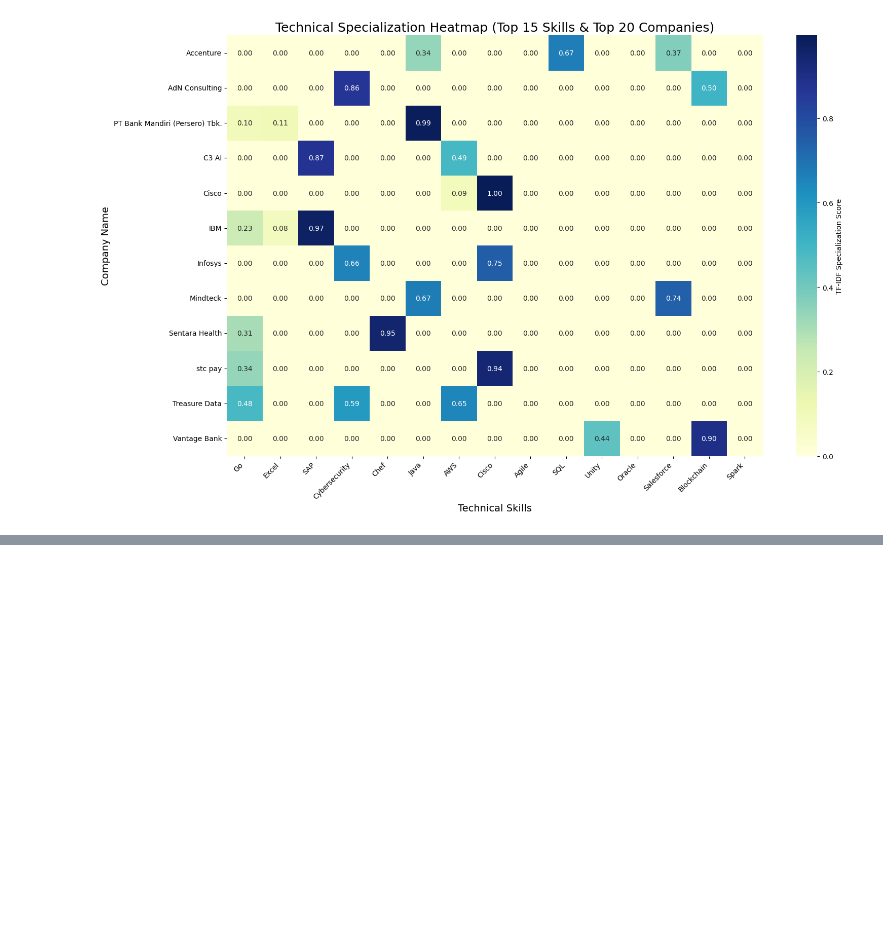
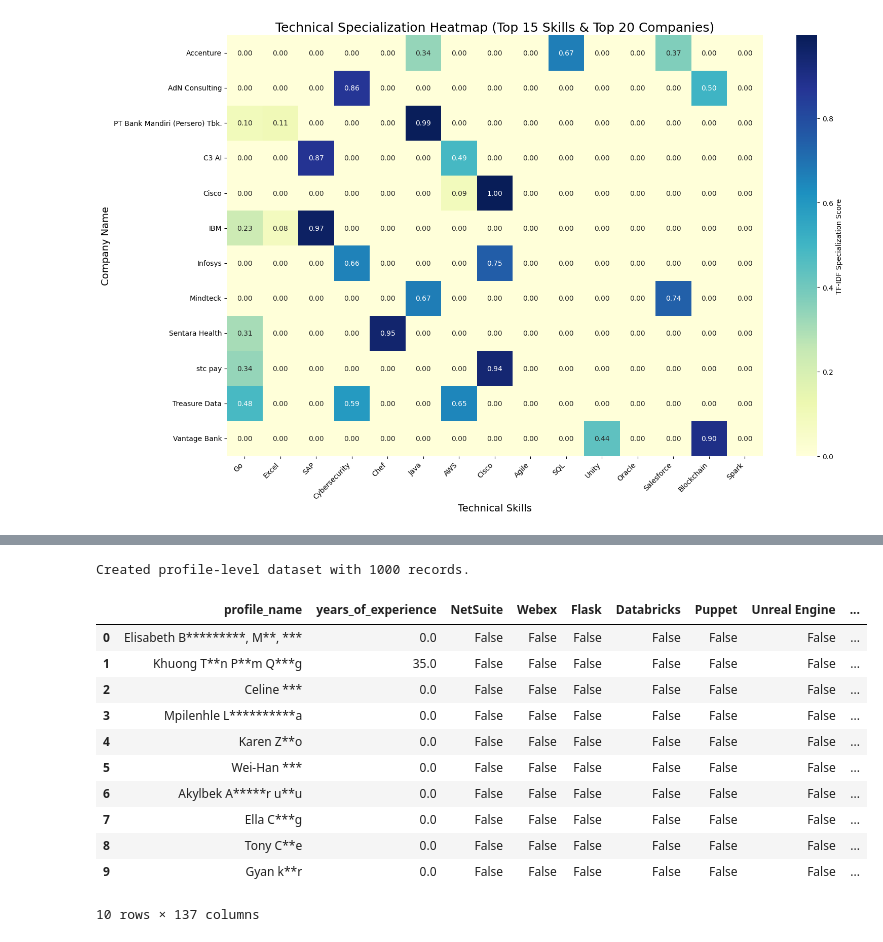
Before and after one commit to juniorz-101/.github, a Jupyter notebook: Employees_buiseness_eda.ipynb, the cells around one changed output, grey strips where cells are left out. Cells and saved outputs as stored; diff of their text form; code cells hidden in the pictures; blank space fills up the shorter version.

```diff
--- a/Employees_buiseness_eda.ipynb
+++ b/Employees_buiseness_eda.ipynb
@@ -605,0 +639,43 @@ plt.show()
+# %%
+import re
+import pandas as pd
+
+# Helper function to extract total years of experience from the full experience string
+def extract_years(text):
+    if pd.isna(text) or text == '':
+        return 0
+    # Search for patterns like '5 years', '10 yrs', '1.5 years'
+    matches = re.findall(r'(\d+(?:\.\d+)?)\s*(?:yr|year)', str(text).lower())
+    if matches:
+        return sum(float(m) for m in matches)
+    return 0
+
+# 1. Initialize the new DataFrame with basic profile info
+profile_tech_df = df[['profile_name']].copy()
+profile_tech_df['years_of_experience'] = df['profile_experience_full'].apply(extract_years)
+
+# 2. Define source text for skill matching
+# We use the 'global_extracted_skills' we computed earlier if available,
+# otherwise we check the text columns directly.
+
+for skill in tech_keywords:
+    # Create True/False columns for each skill
+    # We check if the skill exists in the 'global_extracted_skills' list we created earlier for each row
+    profile_tech_df[skill] = df['global_extracted_skills'].apply(lambda x: skill in x if isinstance(x, list) else False)
+
+print(f'Created profile-level dataset with {len(profile_tech_df)} records.')
+display(profile_tech_df.head(10))
+# %% [output]
+Created profile-level dataset with 1000 records.
+|  | profile_name | years_of_experience | NetSuite | Webex | Flask | Databricks | Puppet | Unreal Engine | ... |
+| 0 | Elisabeth B*********, M**, *** | 0.0 | False | False | False | False | False | False | ... |
+| 1 | Khuong T**n P**m Q***g | 35.0 | False | False | False | False | False | False | ... |
+| 2 | Celine *** | 0.0 | False | False | False | False | False | False | ... |
+| 3 | Mpilenhle L**********a | 0.0 | False | False | False | False | False | False | ... |
+| 4 | Karen Z**o | 0.0 | False | False | False | False | False | False | ... |
+| 5 | Wei-Han *** | 0.0 | False | False | False | False | False | False | ... |
+| 6 | Akylbek A*****r u**u | 0.0 | False | False | False | False | False | False | ... |
+| 7 | Ella C***g | 0.0 | False | False | False | False | False | False | ... |
+| 8 | Tony C**e | 0.0 | False | False | False | False | False | False | ... |
+| 9 | Gyan k**r | 0.0 | False | False | False | False | False | False | ... |
+10 rows × 137 columns
```
Also changed, not shown: parts of 30 cells of this notebook, 2 other files.
